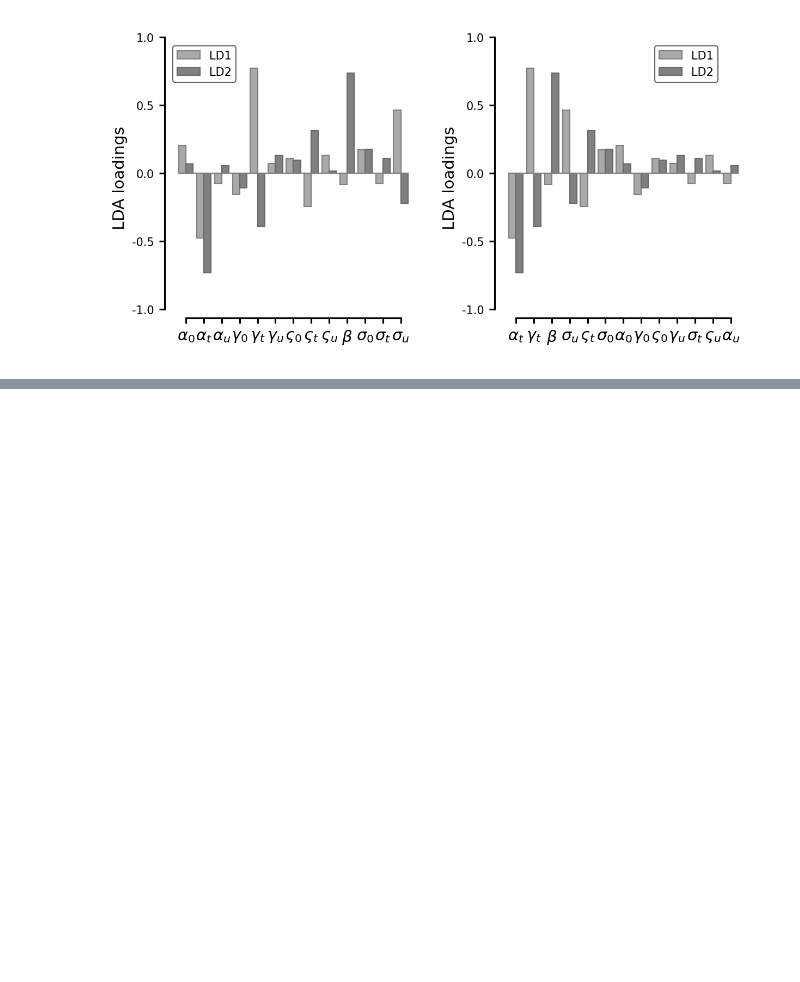
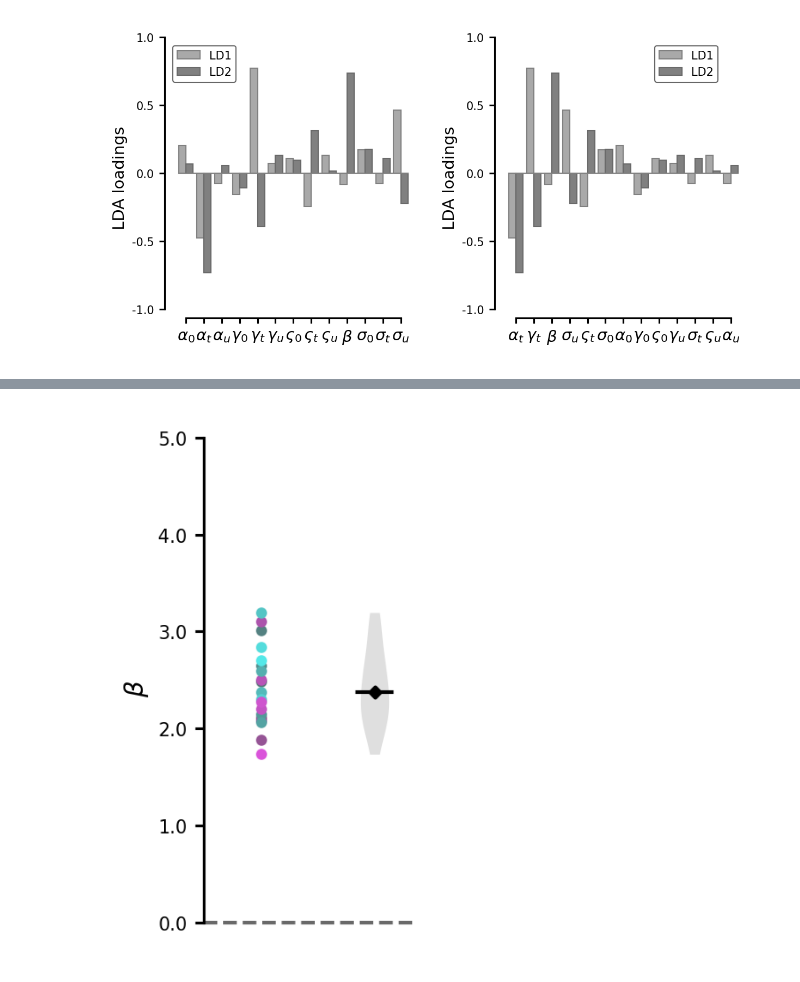
Before and after one commit to HeathenToaster/RunningFastAndSlow, a Jupyter notebook: ldaclean.ipynb, the cells around one changed output, grey strips where cells are left out. Saved outputs shown, nothing was run; the diff lists cells and outputs as text; code cells hidden in the pictures; blank space fills up the shorter version.

```diff
--- a/ldaclean.ipynb
+++ b/ldaclean.ipynb
@@ -435,0 +580,40 @@ lda_barplot(lda, pretty_labels, axs[1], sort=True)
+# %%
+def Figure_(name, ax=None):
+    if ax is None:
+        fig, ax = plt.subplots(1, 1, figsize=(2, 2))
+
+    s = 0.15
+    var = COMPARISON_PLOT_PARAMS[name]['variable']
+
+    intact, DSlesion, VSlesion = [], [], []
+    for animal in intact_rats:
+        intact.append(var[animal])
+        ax.scatter(0, var[animal], color=rat_markers[animal][0], marker=rat_markers[animal][1], s=4, zorder=5)
+
+    violin_parts = ax.violinplot(positions=[1], dataset=[intact], widths=0.25, showextrema=False)
+    for vp in violin_parts['bodies']:
+        vp.set_facecolor('silver')
+        vp.set_edgecolor('silver')
+        vp.set_linewidth(0)
+        vp.set_alpha(.5)
+
+    ax.plot([1-s, 1+s], [np.median(intact), np.median(intact)], color='k', lw=1, zorder=2)
+    ax.scatter(1, np.median(intact), color='k', s=4, zorder=3, marker='D')
+
+    ax.set_xticks([0, 1, 2])
+    ax.set_ylabel(COMPARISON_PLOT_PARAMS[name]['ylabel'])
+    ax.set_ylim(COMPARISON_PLOT_PARAMS[name]['yticks'][0], COMPARISON_PLOT_PARAMS[name]['yticks'][-1])
+    ax.set_yticks(COMPARISON_PLOT_PARAMS[name]['yticks'])
+    ax.yaxis.set_major_formatter('{x:<3.1f}')
+    ax.set_xlim(0, 1)
+    ax.xaxis.set_visible(False)
+    ax.axes.spines['bottom'].set_visible(False)
+    ax.axhline(0, color='dimgray', linestyle='--', linewidth=1, alpha=1, zorder=0, xmax=.92)
+
+
+    space_axes(ax, x_ratio_left=.5, x_ratio_right=.5)
+
+fig, axs = plt.subplots(1, 1, figsize=(1.25, 2))
+Figure_('beta', ax=axs)
+# %% [output]
+[figure, added]
```
Also changed, not shown: parts of 10 cells of this notebook, 1 other file.
